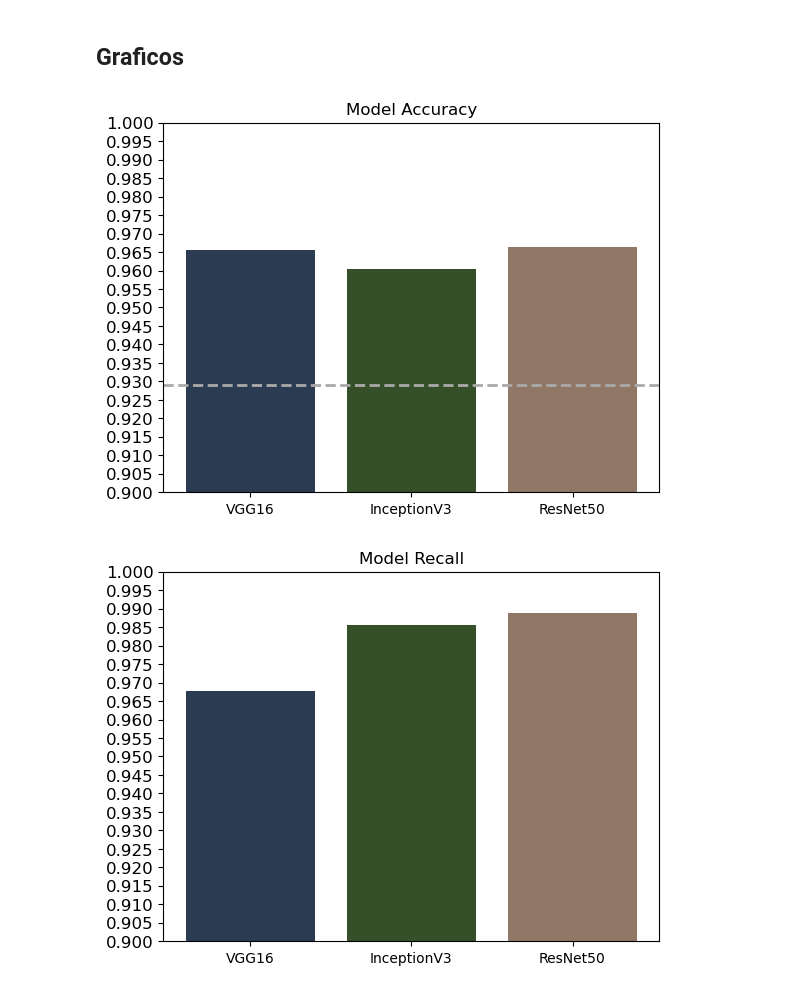
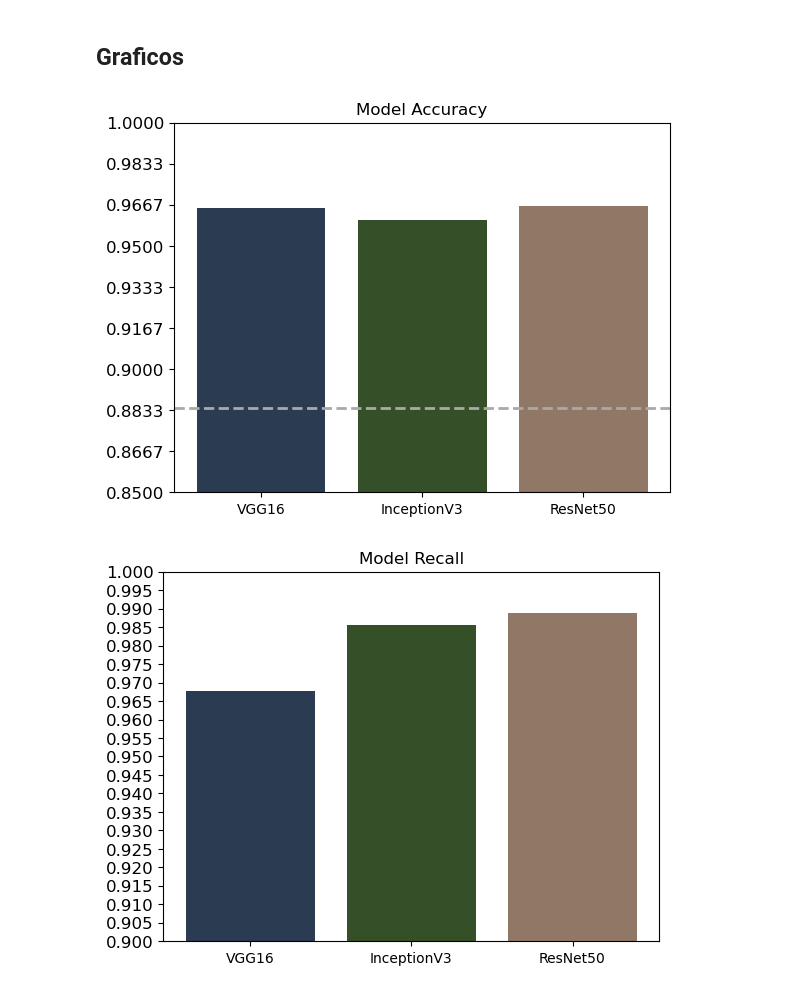
Before and after one commit to lucasarbues/RewildingPA, a Jupyter notebook: ModelosAI/CompentenciaModelos.ipynb, the cells around one changed output. Cells and saved outputs as stored; diff of their text form; code cells hidden in the pictures.

```diff
--- a/ModelosAI/CompentenciaModelos.ipynb
+++ b/ModelosAI/CompentenciaModelos.ipynb
@@ -179,13 +174,13 @@ aps = [apVGG16, apIV3, apRN50]
 labels = ['VGG16', 'InceptionV3', 'ResNet50']
 # %%
 plt.bar(labels, accuracys, color=colores[0:3])
-plt.axhline(y=0.929, color='darkgrey', linestyle='dashed', linewidth=2)
-plt.ylim([0.90, 1])  # Ajusta los valores según tus datos
-plt.yticks(np.linspace(0.90, 1, 21), fontsize=12)
+plt.axhline(y=0.8843, color='darkgrey', linestyle='dashed', linewidth=2)
+plt.ylim([0.85, 1])
+plt.yticks(np.linspace(0.85, 1, 10), fontsize=12)
 plt.title('Model Accuracy')
 plt.show()
 # %% [output]
-[figure, old version]
+[figure, new version]
 # %%
 plt.bar(labels, recalls, color=colores[0:3])
 plt.title('Model Recall')
```
Also changed, not shown: parts of 17 cells of this notebook.
